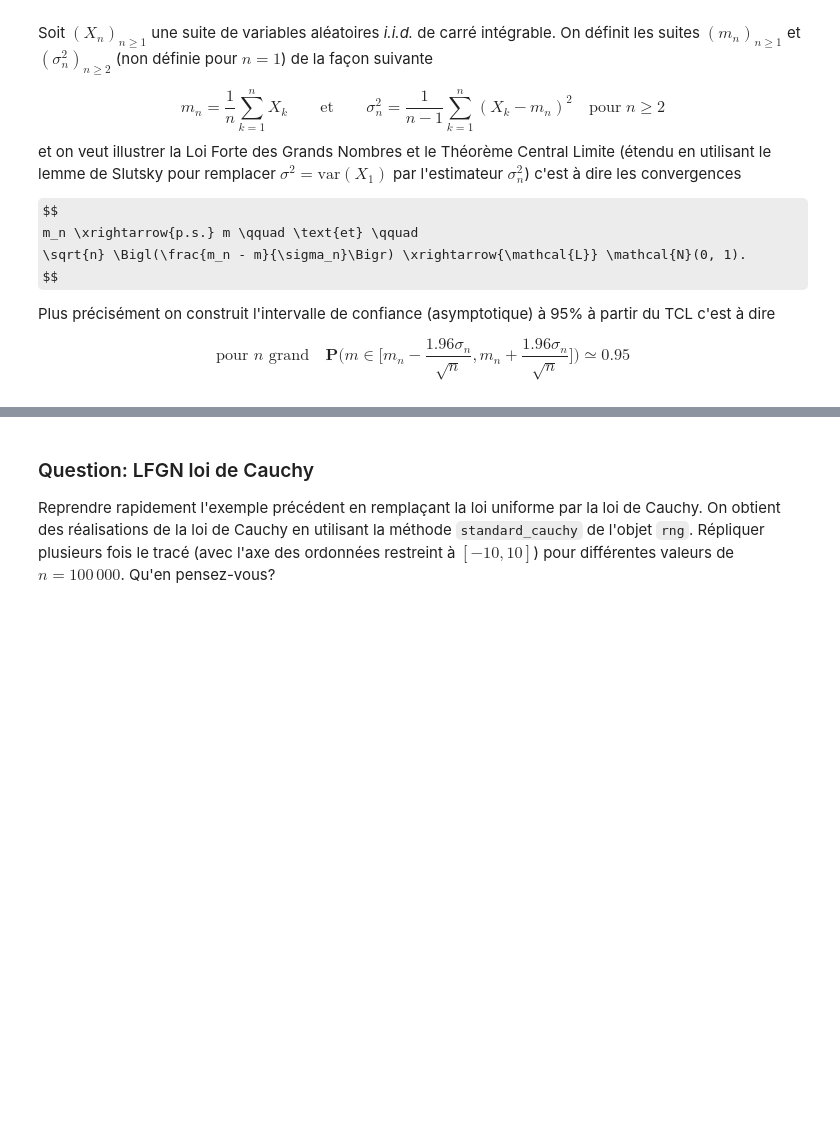
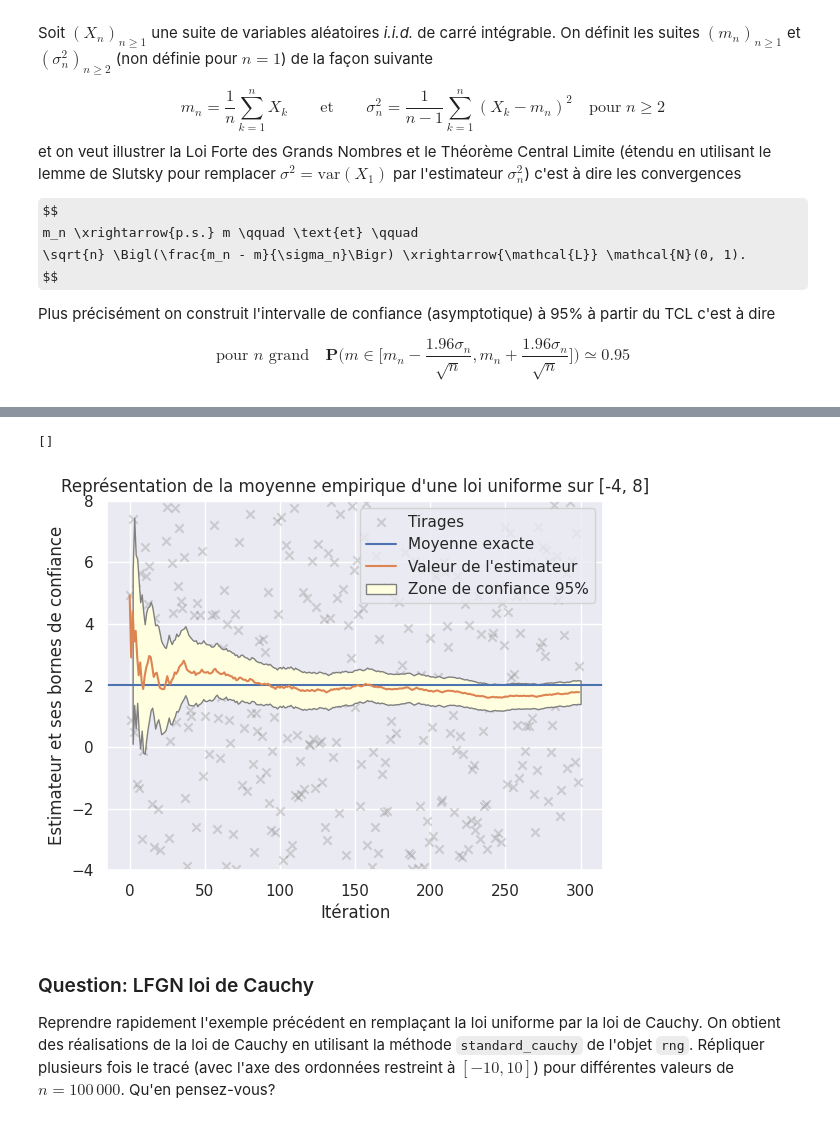
Before and after one commit to RoxaneC/M1-MATHS, a Jupyter notebook: Probabilités_Numériques/TP3/TP3 Sujet.ipynb, the cells around one changed output, grey strips where cells are left out. Saved outputs shown, nothing was run; the diff lists cells and outputs as text; code cells hidden in the pictures; some formulas as TeX source; blank space fills up the shorter version.

```diff
--- a/Probabilités_Numériques/TP3/TP3 Sujet.ipynb
+++ b/Probabilités_Numériques/TP3/TP3 Sujet.ipynb
@@ -51,6 +51,36 @@ $$
 Reproduire le tracé suivant où les points (les croix 'x') sont les réalisations $X_n$ (en fonction de $n$) de loi uniforme sur $[-4,8]$. La ligne bleue (couleur 'C0', première couleur de la palette utilisée) correspond à la moyenne $m$, la courbe orangée (couleur 'C1') correspond à la suite $m_n$ et les lignes grises correspondent aux bornes de l'intervalle de confiance. La zone de confiance en jaune s'obtient par la méthode `fill_between` de `ax`.
 
 ![](img/tcl_unif.png)
+# %%
+n = 300
+low, high = -4, 8
+n_list = np.arange(1,n+1)
+
+support = np.arange(n)
+sample = rng.uniform(low, high, n)
+
+m = (low+high)/2
+m_n = np.cumsum(sample)/n_list
+var_n = (np.cumsum(sample**2)/n_list - m_n**2)[1:]       # var_n = moy(sample^2) - m_n^2
+
+borne_inf = m_n[1:] - 1.96*np.sqrt(var_n/n_list[1:])
+borne_sup = m_n[1:] + 1.96*np.sqrt(var_n/n_list[1:])
+
+
+plt.scatter(support, sample, marker='x', color="grey", alpha=0.3, label="Tirages")
+plt.axhline(m, color='C0', label="Moyenne exacte")
+plt.plot(support, m_n, color='C1', label="Valeur de l'estimateur")
+plt.fill_between(n_list[1:], borne_inf, borne_sup, edgecolor="grey", facecolor="lightyellow", label="Zone de confiance 95%")
+
+plt.title(f'Représentation de la moyenne empirique d\'une loi uniforme sur [{low}, {high}]')
+plt.xlabel("Itération")
+plt.ylabel("Estimateur et ses bornes de confiance")
+plt.ylim(low,high)
+plt.legend()
+plt.plot()
+# %% [output]
+[]
+[figure, added]
 # %% [markdown]
 ### Question: LFGN loi de Cauchy
 
```
Also changed, not shown: parts of 8 cells of this notebook, 1 other file.
